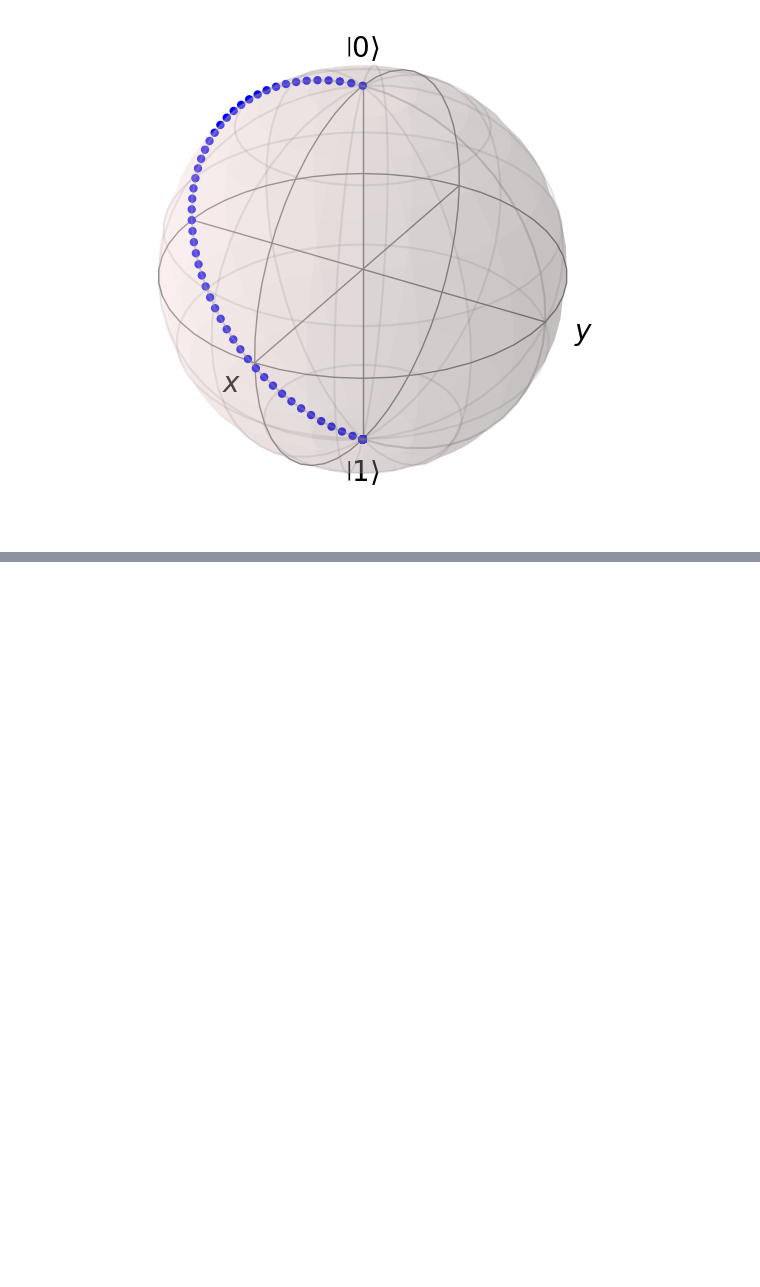
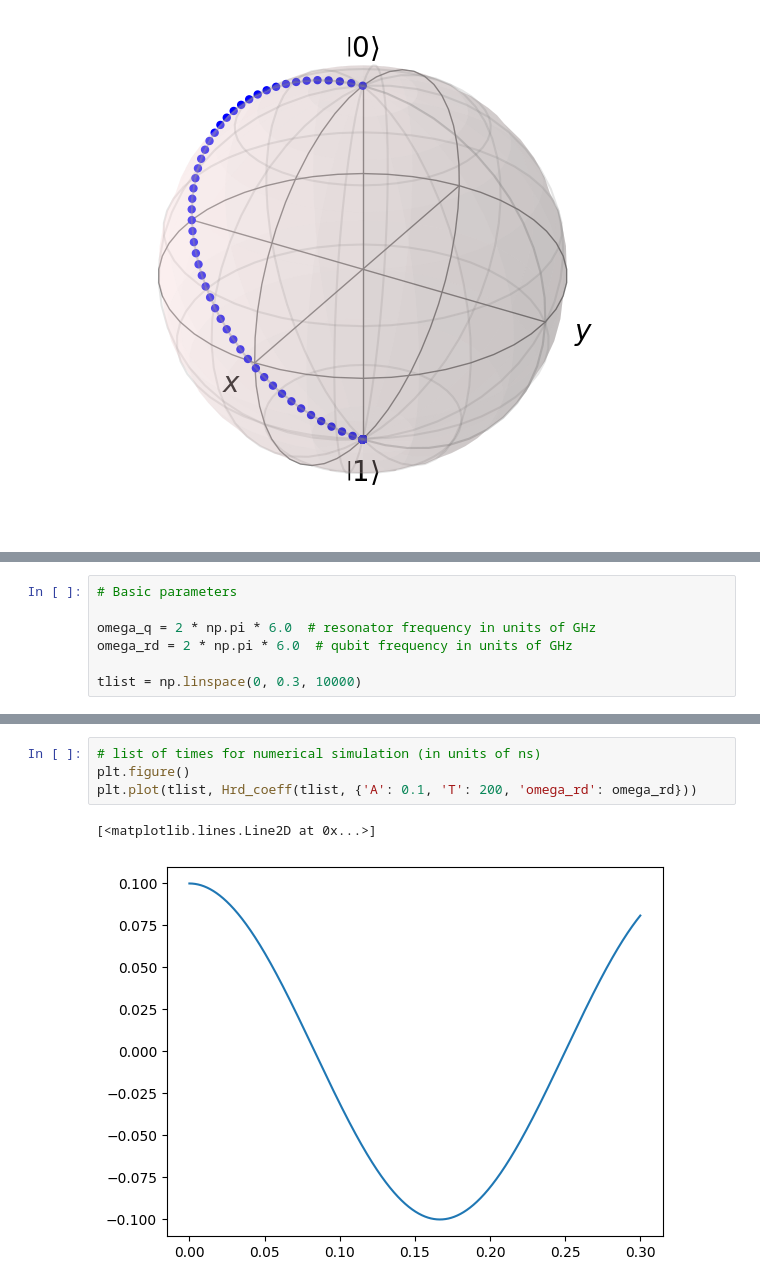
Before and after one commit to BrainConnection/Dynamical_Decoupling_Project, a Jupyter notebook: Project Dynamic Decoupling/CP CPMG UDD Practice.ipynb, the cells around one changed output, grey strips where cells are left out. Saved outputs shown, nothing was run; the diff lists cells and outputs as text; blank space fills up the shorter version.

```diff
--- a/Project Dynamic Decoupling/CP CPMG UDD Practice.ipynb
+++ b/Project Dynamic Decoupling/CP CPMG UDD Practice.ipynb
@@ -102,0 +163,7 @@ sphere.show()
+# %%
+# Basic parameters
+
+omega_q = 2 * np.pi * 6.0  # resonator frequency in units of GHz
+omega_rd = 2 * np.pi * 6.0  # qubit frequency in units of GHz
+
+tlist = np.linspace(0, 0.3, 10000)
@@ -102,0 +192,7 @@ sphere.show()
+# %%
+# list of times for numerical simulation (in units of ns)
+plt.figure()
+plt.plot(tlist, Hrd_coeff(tlist, {'A': 0.1, 'T': 200, 'omega_rd': omega_rd}))
+# %% [output]
+[<matplotlib.lines.Line2D at 0x...>]
+[figure, added]
```
Also changed, not shown: parts of 11 cells of this notebook.
